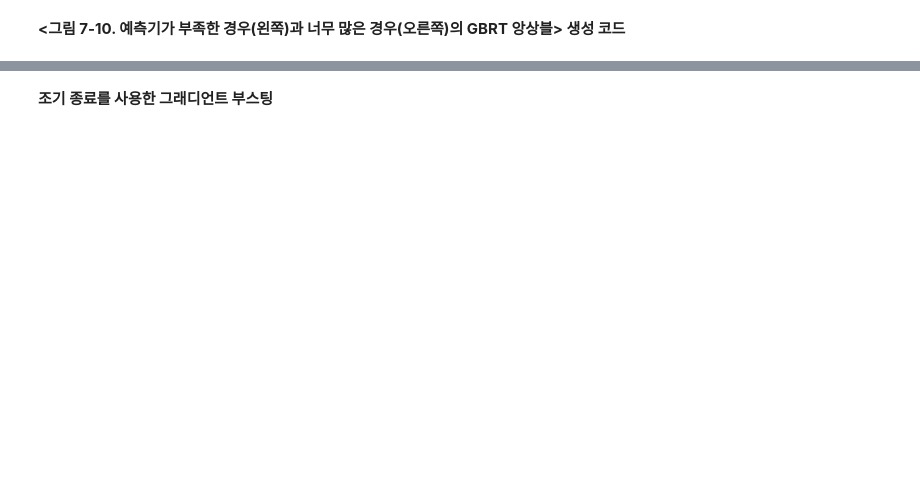
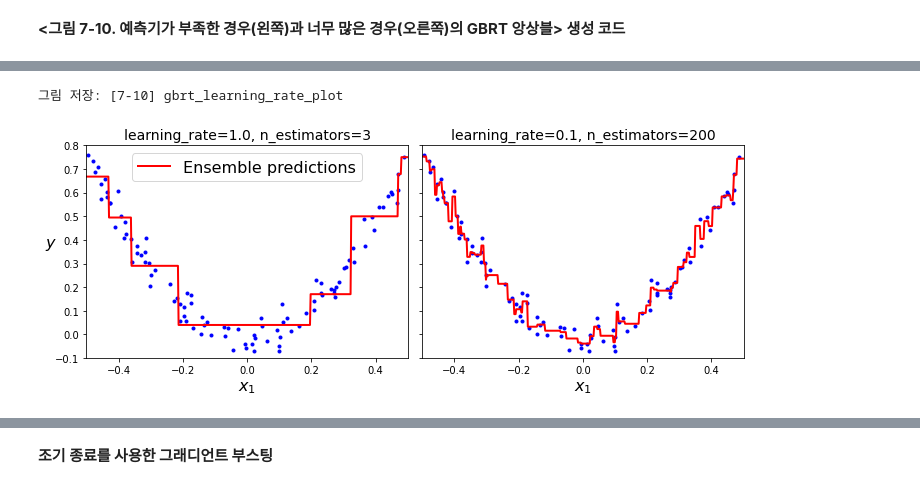
Before and after one commit to probationer070/handson-ml2, a Jupyter notebook: mytest/ensemble_prep.ipynb, the cells around one changed output, grey strips where cells are left out. Saved outputs shown, nothing was run; the diff lists cells and outputs as text; code cells hidden in the pictures; blank space fills up the shorter version.

```diff
--- a/mytest/ensemble_prep.ipynb
+++ b/mytest/ensemble_prep.ipynb
@@ -717,16 +917,19 @@ gbrt_slow.fit(X, y)
 # %%
 fig, axes = plt.subplots(ncols=2, figsize=(10,4), sharey=True)
 
 plt.sca(axes[0])
 plot_predictions([gbrt], X, y, axes=[-0.5, 0.5, -0.1, 0.8], label="Ensemble predictions")
 plt.title("learning_rate={}, n_estimators={}".format(gbrt.learning_rate, gbrt.n_estimators), fontsize=14)
 plt.xlabel("$x_1$", fontsize=16)
 plt.ylabel("$y$", fontsize=16, rotation=0)
 
 plt.sca(axes[1])
 plot_predictions([gbrt_slow], X, y, axes=[-0.5, 0.5, -0.1, 0.8])
 plt.title("learning_rate={}, n_estimators={}".format(gbrt_slow.learning_rate, gbrt_slow.n_estimators), fontsize=14)
 plt.xlabel("$x_1$", fontsize=16)
 
-save_fig("gbrt_learning_rate_plot")
+save_fig("[7-10] gbrt_learning_rate_plot")
 plt.show()
+# %% [output]
+그림 저장: [7-10] gbrt_learning_rate_plot
+[figure, added]
```
Also changed, not shown: parts of 63 cells of this notebook, 6 other files.
